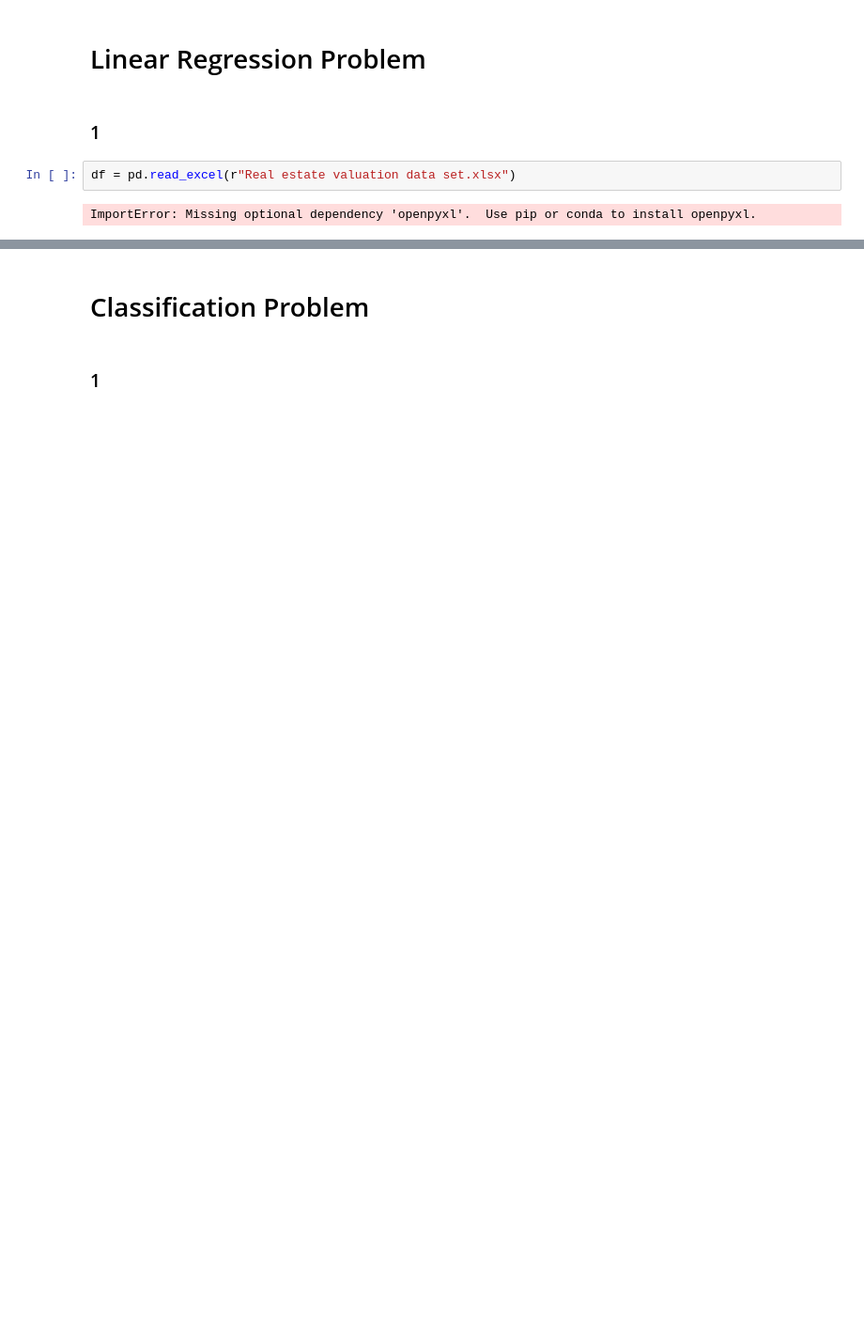
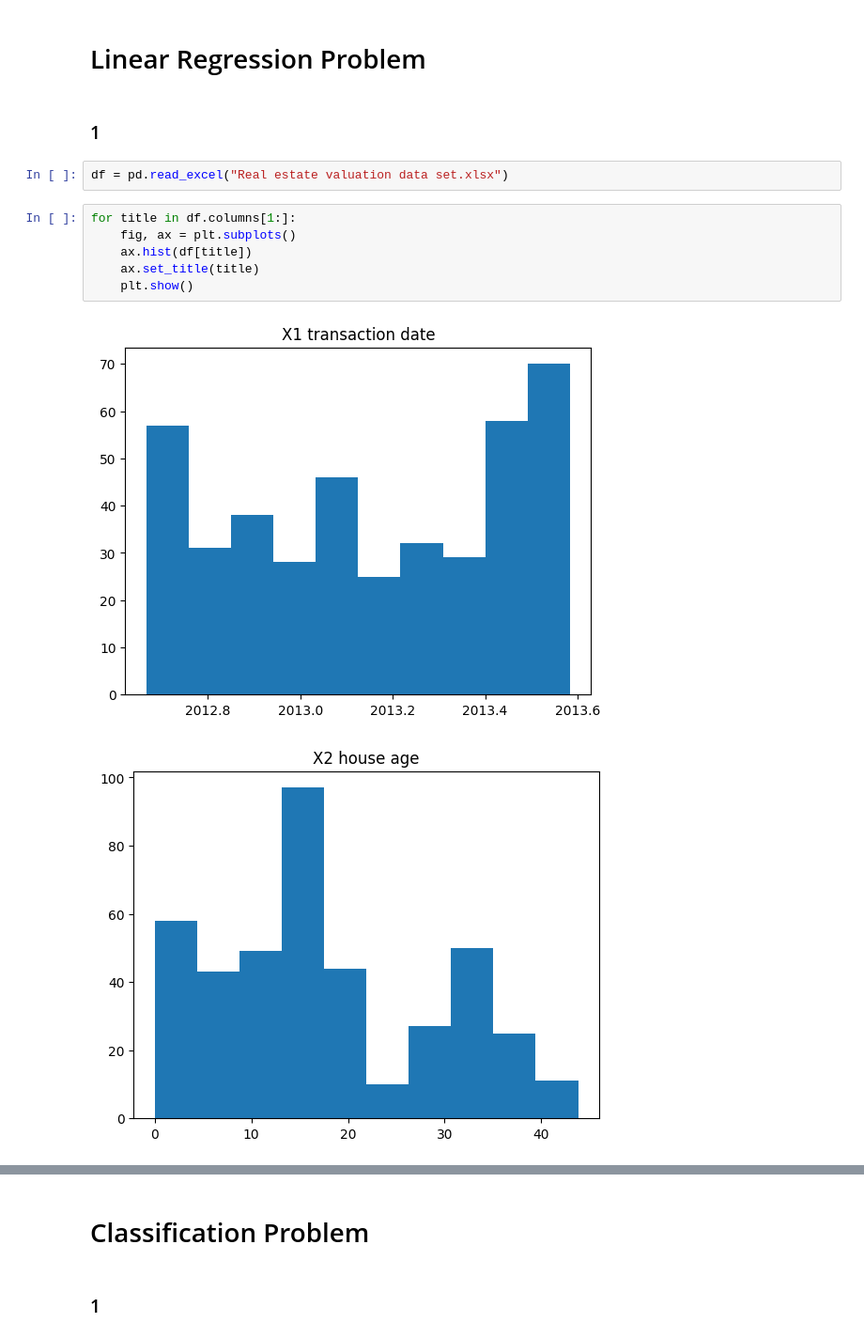
Before and after one commit to sheehy98/CS539_HW2, a Jupyter notebook: Homework2.ipynb, the cells around one changed output, grey strips where cells are left out. Shown: that part at 94% size. Drawn from its saved outputs; the diff is of its cells as text; blank space fills up the shorter version.

```diff
--- a/Homework2.ipynb
+++ b/Homework2.ipynb
@@ -7,6 +8,13 @@ import pandas as pd
 # %% [markdown]
 ### 1
 # %%
-df = pd.read_excel(r"Real estate valuation data set.xlsx")
+df = pd.read_excel("Real estate valuation data set.xlsx")
-# %% [output]
-ImportError: Missing optional dependency 'openpyxl'.  Use pip or conda to install openpyxl.
+# %%
+for title in df.columns[1:]:
+    fig, ax = plt.subplots()
+    ax.hist(df[title])
+    ax.set_title(title)
+    plt.show()
+# %% [output]
+[figure, added]
+[figure, added]
```
Also changed, not shown: parts of 5 cells of this notebook.
